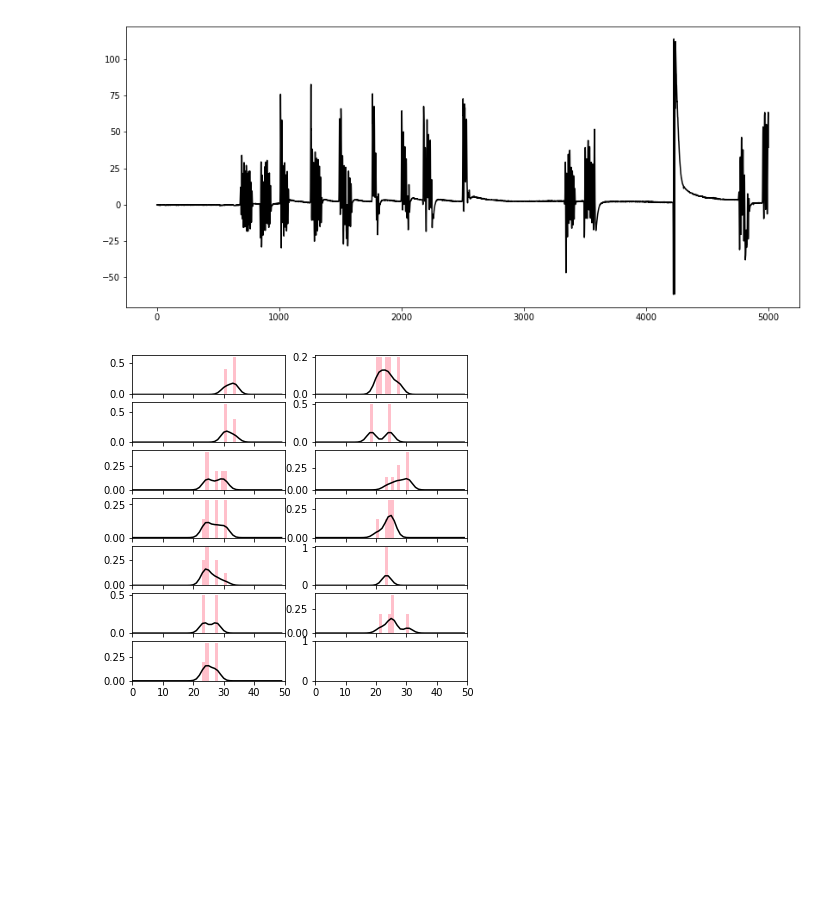
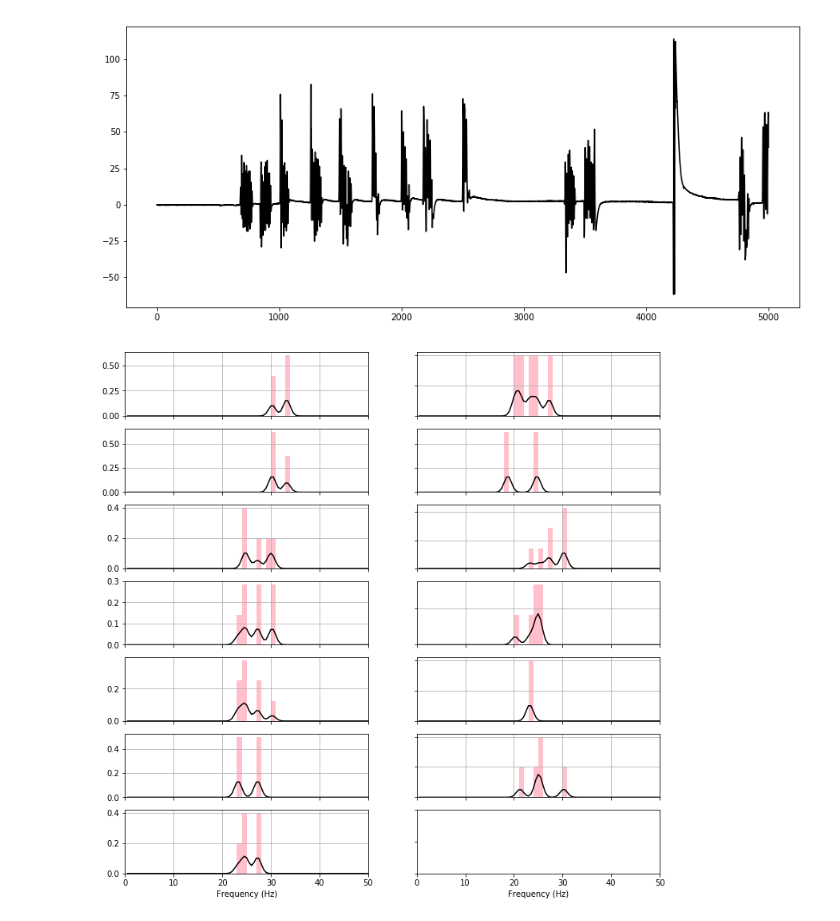
Before and after one commit to jchooch/tailtracker, a Jupyter notebook: getKinematicParameters.ipynb, the cells around one changed output. Saved outputs shown, nothing was run; the diff lists cells and outputs as text; code cells hidden in the pictures; blank space fills up the shorter version.

Commit message:
more control over kernel binwidth

```diff
--- a/getKinematicParameters.ipynb
+++ b/getKinematicParameters.ipynb
@@ -105,42 +105,51 @@ for i in range(len(itbf)):
         itbf[i] = 1/itbf[i]
 
 
+
 nbouts = len(boutstart)
 max_freq = 50
-sigma = 1.5
-kernel_bins = 1
-kernel_edges = np.arange(-3*sigma,3*sigma+1,kernel_bins)
-kernel = scipy.stats.norm.pdf(kernel_edges,loc=0,scale=sigma)*kernel_bins
+sigma = 0.75
 
-plot = True
+binwidth = 0.5
+kernel_binwidth = 0.5
+
+kernel_edges = np.arange(-3*sigma,3*sigma+1,kernel_binwidth)
+kernel = scipy.stats.norm.pdf(kernel_edges,loc=0,scale=sigma)*kernel_binwidth
+
 
 if plot:
     columns = 2
     plotlim = (0,max_freq)
-    fig, axarr = plt.subplots(math.ceil(nbouts/columns),columns, figsize=[6,6], sharex = True)
+    fig, axarr = plt.subplots(math.ceil(nbouts/columns),columns, figsize=[12,12], sharex = True)
 
 bout_freqs = []
 binned_freqs = []
 cont_freqs = []
 
 for i in range(len(boutstart)):
 
     freqs = itbf[boutstart[i]:boutend[i]]
     freqs = [x for x in freqs if x >0]
     bout_freqs.append(freqs)
 
-    hist = np.histogram(freqs,range = [0,max_freq], bins = max_freq, normed=True)
+    hist = np.histogram(freqs,range = [0,max_freq], bins = int(max_freq/binwidth), normed=True)
 
-    binned_freqs.append(list(hist[0]))
-    s = scipy.signal.convolve(hist[0],kernel,'same')
+    binned_freqs.append(list(hist[0]*binwidth))
+    s = scipy.signal.convolve(hist[0],kernel,'same')*binwidth
     cont_freqs.append(s)
 
     if plot:
         plot_hist = axarr[i%math.ceil(nbouts/columns),
                      math.floor(i/(nbouts/columns))].hist(freqs,
-                     range = [0,max_freq], bins = max_freq, color = 'pink', normed=True)
+                     range = [0,max_freq], bins = int(max_freq), color = 'pink', density=True)
 
-        axarr[i%math.ceil(nbouts/columns),math.floor(i/(nbouts/columns))].plot(s, color='black')
+        axarr[i%math.ceil(nbouts/columns),math.floor(i/(nbouts/columns))].plot(np.arange(binwidth,max_freq+binwidth,binwidth),s, color='black')
         axarr[i%math.ceil(nbouts/columns),math.floor(i/(nbouts/columns))].set_xlim(0,max_freq)
+
+        axarr[i%math.ceil(nbouts/columns),math.floor(i/(nbouts/columns))].grid()
+
+for ax in axarr.flat:
+    ax.set_xlabel('Frequency (Hz)')
+    ax.label_outer()
 # %% [output]
-[figure, old version]
+[figure, new version]
```
Also changed, not shown: parts of 2 cells of this notebook, 1 other file.
